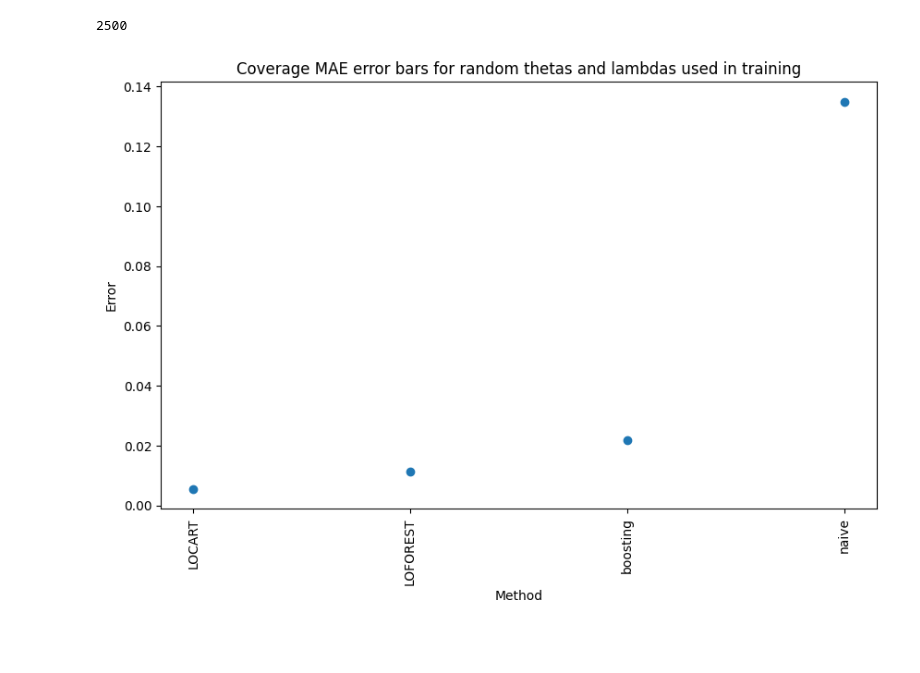
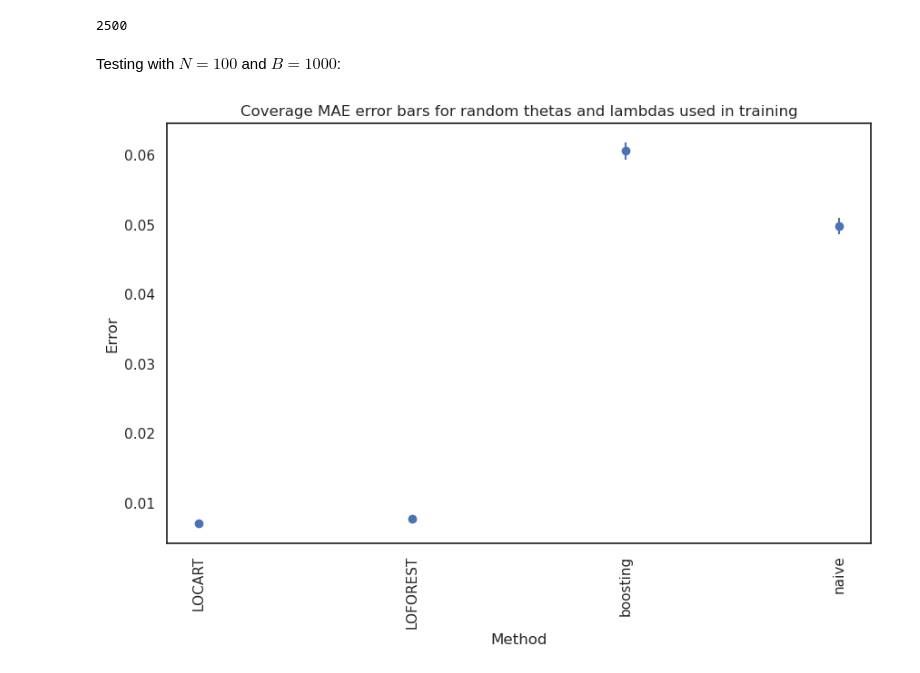
Before and after one commit to Monoxido45/CSI, a Jupyter notebook: experiments/gamma.ipynb, the cells around one changed output. Cells and saved outputs as stored; diff of their text form; code cells hidden in the pictures; blank space fills up the shorter version.

```diff
--- a/experiments/gamma.ipynb
+++ b/experiments/gamma.ipynb
@@ -680,7 +780,7 @@ N, B, alpha = 100, 1000, 0.05
 Fitting naive:
 # %%
 start_time = time.time()
-naive_quantiles = naive(alpha, B = B, N = N)
+naive_quantiles = naive(alpha = alpha, B = B, N = N, rng = rng)
 end_time = time.time()
 
 running_time = end_time - start_time
@@ -690,7 +790,7 @@ Naive running time: 0.07111716270446777 seconds.
 # %% [markdown]
 Sampling $\theta$ and $\lambda$ to fit the models:
 # %%
-model_thetas, model_lambdas = sample_gamma(n = B, N = N, seed = 45)
+model_thetas, model_lambdas = sample_gamma(n = B, N = N, rng = rng)
 # %% [markdown]
 Fitting all other methods:
 # %%
@@ -722,7 +822,7 @@ Boosting running time: 0.1776137351989746 seconds.
 Generating 2d grid for $\theta$:
 # %%
 n_out = 50
-a_s = np.linspace(50.0001, 149.9999, n_out)
+a_s = np.linspace(4.0001, 9.9999, n_out)
 b_s = np.linspace(2.0001, 7.9999, n_out)
 thetas_grid = np.c_[list(itertools.product(a_s, b_s))]
 # printing grid size
@@ -750,23 +850,32 @@ quantile_dict = {
     "loforest": loforest_cutoffs,
     "boosting": boosting_quantiles,
 }
+# %% [markdown]
+Testing with $N = 100$ and $B = 1000$:
 # %%
-cover_data = evaluate_coverage(quantile_dict, thetas = thetas_grid, n = 1000)
+cover_data = evaluate_coverage(
+    quantile_dict,
+    thetas = thetas_grid,
+    N = 100,
+    n = 1000,
+    seed = 125
+    )
 # %%
 #| echo: false
+sns.set(style="white", font_scale=1)
 keys = cover_data[0].iloc[:, 0].values
 mae = cover_data[0].iloc[:, 1].values
 std_err = cover_data[0].iloc[:, 2].values
 
 plt.figure(figsize=(10, 6))
 plt.errorbar(keys, mae, yerr=std_err, fmt='o')
 plt.xlabel('Method')
 plt.ylabel('Error')
 plt.title('Coverage MAE error bars for random thetas and lambdas used in training')
 plt.xticks(rotation=90)  # Rotate x-axis labels for better visibility
 plt.show()
 # %% [output]
-[figure, old version]
+[figure, new version]
 # %%
 #| echo: false
 # Melt the coverage data
```
Also changed, not shown: parts of 13 cells of this notebook, 6 other files.
